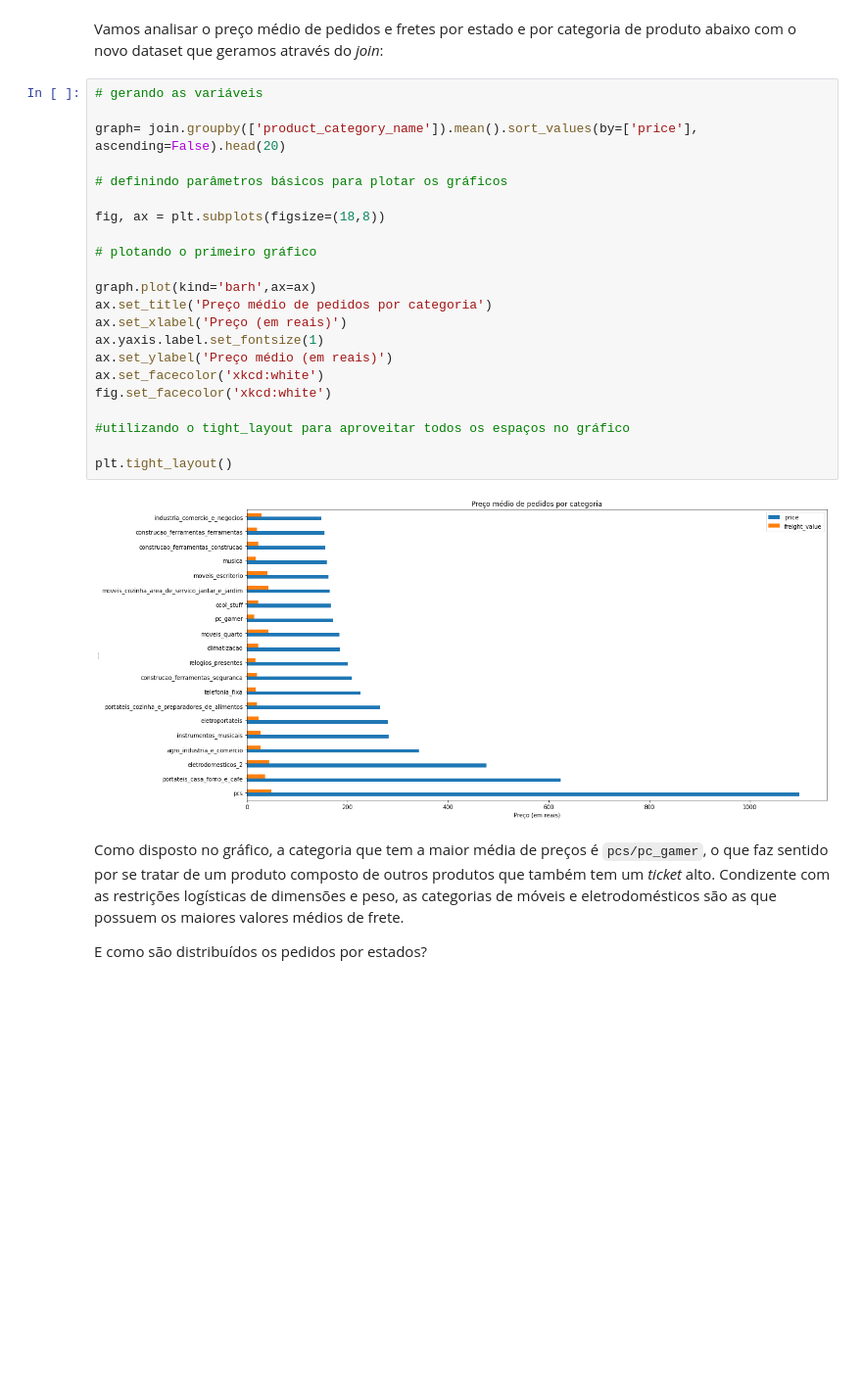
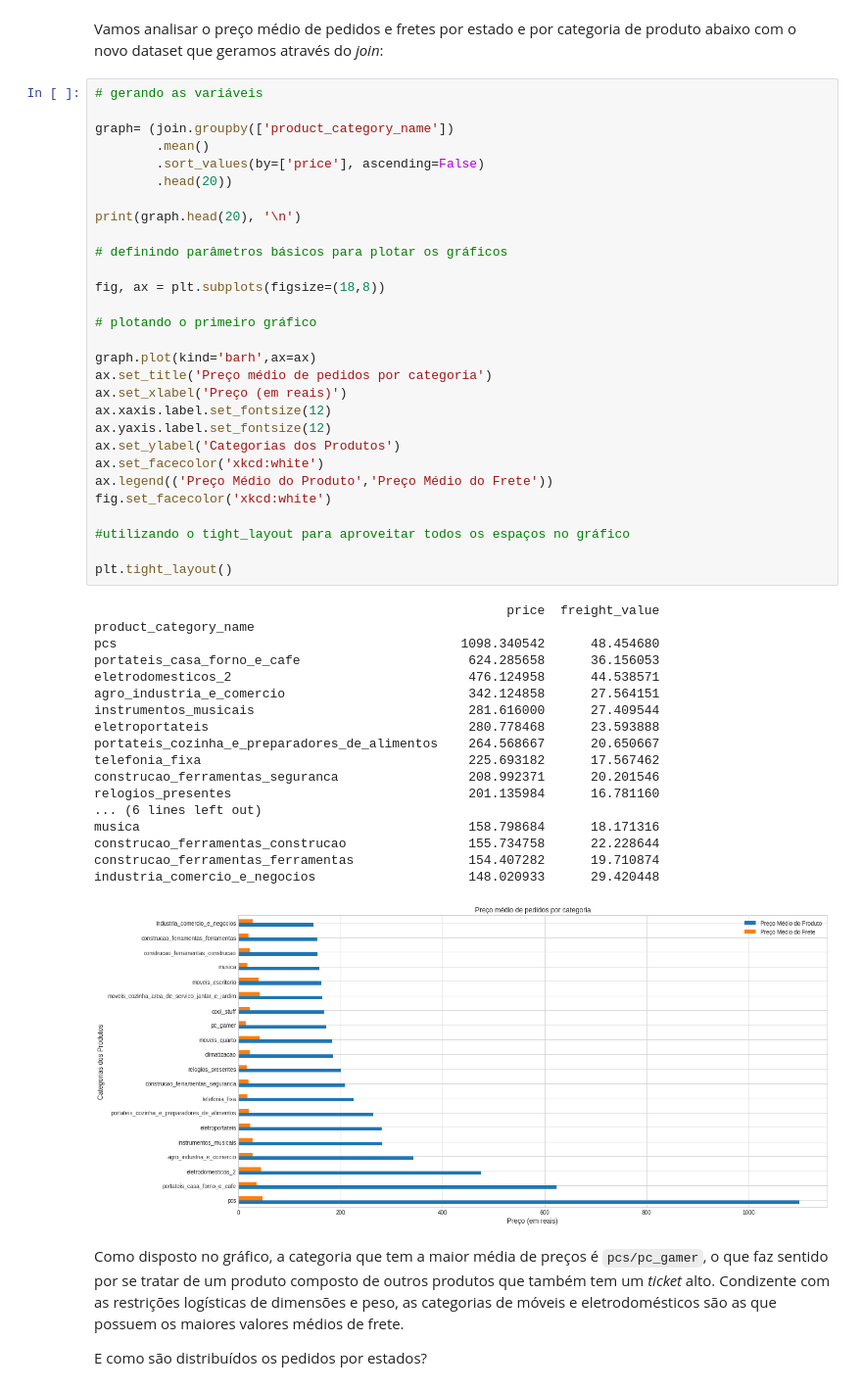
Before and after one commit to eugeniothiago/analise_dados, a Jupyter notebook: notebookEcommerceBR_2016_2018.ipynb, the cells around one changed output. Shown: that part at 98% size. Drawn from its saved outputs; the diff is of its cells as text; blank space fills up the shorter version.

```diff
--- a/notebookEcommerceBR_2016_2018.ipynb
+++ b/notebookEcommerceBR_2016_2018.ipynb
@@ -162,27 +165,51 @@ Vamos analisar o preço médio de pedidos e fretes por estado e por categoria de
 # %%
 # gerando as variáveis
 
-graph= join.groupby(['product_category_name']).mean().sort_values(by=['price'], ascending=False).head(20)
+graph= (join.groupby(['product_category_name'])
+        .mean()
+        .sort_values(by=['price'], ascending=False)
+        .head(20))
+
+print(graph.head(20), '\n')
 
 # definindo parâmetros básicos para plotar os gráficos
 
 fig, ax = plt.subplots(figsize=(18,8))
 
 # plotando o primeiro gráfico
 
 graph.plot(kind='barh',ax=ax)
 ax.set_title('Preço médio de pedidos por categoria')
 ax.set_xlabel('Preço (em reais)')
-ax.yaxis.label.set_fontsize(1)
-ax.set_ylabel('Preço médio (em reais)')
+ax.xaxis.label.set_fontsize(12)
+ax.yaxis.label.set_fontsize(12)
+ax.set_ylabel('Categorias dos Produtos')
 ax.set_facecolor('xkcd:white')
+ax.legend(('Preço Médio do Produto','Preço Médio do Frete'))
 fig.set_facecolor('xkcd:white')
 
 #utilizando o tight_layout para aproveitar todos os espaços no gráfico
 
 plt.tight_layout()
 # %% [output]
+                                                      price  freight_value
+product_category_name
+pcs                                             1098.340542      48.454680
+portateis_casa_forno_e_cafe                      624.285658      36.156053
+eletrodomesticos_2                               476.124958      44.538571
+agro_industria_e_comercio                        342.124858      27.564151
+instrumentos_musicais                            281.616000      27.409544
+eletroportateis                                  280.778468      23.593888
+portateis_cozinha_e_preparadores_de_alimentos    264.568667      20.650667
+telefonia_fixa                                   225.693182      17.567462
+construcao_ferramentas_seguranca                 208.992371      20.201546
+relogios_presentes                               201.135984      16.781160
+... (6 lines left out)
+musica                                           158.798684      18.171316
+construcao_ferramentas_construcao                155.734758      22.228644
+construcao_ferramentas_ferramentas               154.407282      19.710874
+industria_comercio_e_negocios                    148.020933      29.420448
-[figure, old version]
+[figure, new version]
 # %% [markdown]
 Como disposto no gráfico, a categoria que tem a maior média de preços é `pcs/pc_gamer`, o que faz sentido por se tratar de um produto composto de outros produtos que também tem um *ticket* alto. Condizente com as restrições logísticas de dimensões e peso, as categorias de móveis e eletrodomésticos são as que possuem os maiores valores médios de frete.
 
```
Also changed, not shown: parts of 8 cells of this notebook.
